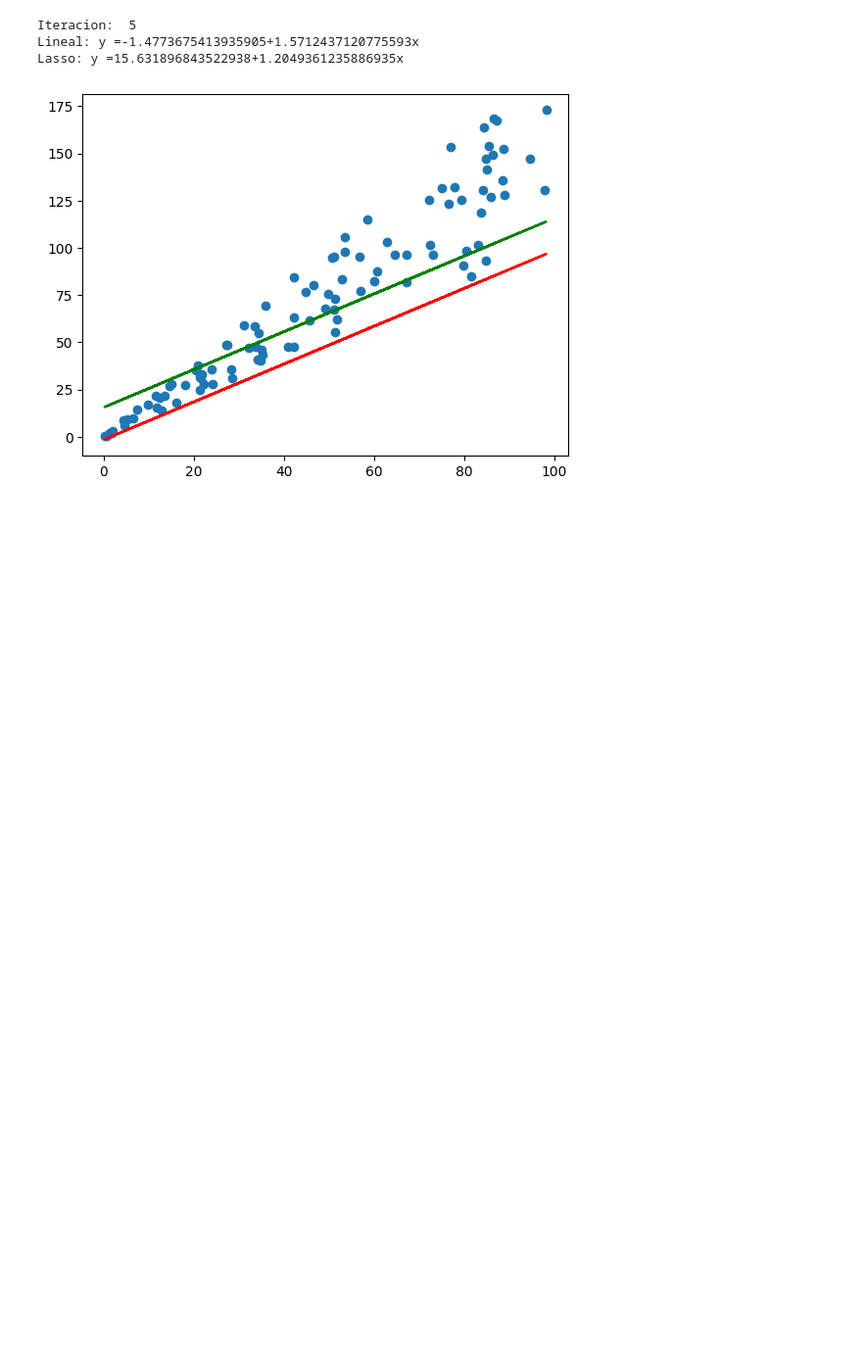
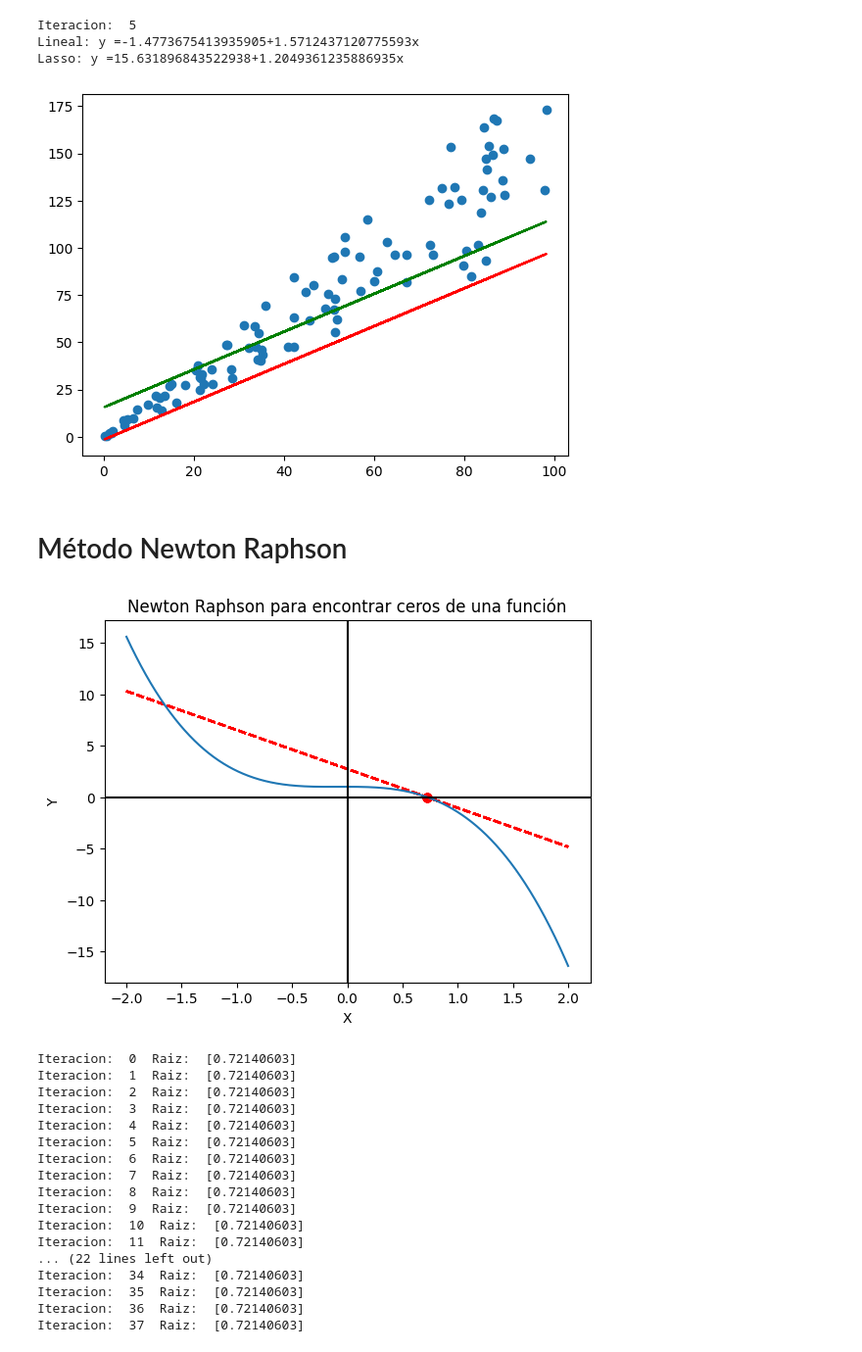
Before and after one commit to MAU143429/IA-Laboratorios, a Jupyter notebook: Investigación_IA.ipynb, the cells around one changed output. Shown: that part at 98% size. Drawn from its saved outputs; the diff is of its cells as text; code cells hidden in the pictures; blank space fills up the shorter version.

Commit message:
newton raphson

```diff
--- a/Investigación_IA.ipynb
+++ b/Investigación_IA.ipynb
@@ -229,3 +229,71 @@ Iteracion:  5
 Lineal: y =-1.4773675413935905+1.5712437120775593x
 Lasso: y =15.631896843522938+1.2049361235886935x
 [figure]
+# %% [markdown]
+# Método Newton Raphson
+# %%
+import numpy as np
+import matplotlib.pyplot as plt
+# Define function to use, in this case f(x) = cos(x)-2x^3
+def f(x):
+    return np.cos(x) - 2*x**3
+
+# Define the derivative of f(x), in this case f'(x) = -sen(x)-6x^2
+def df(x):
+    return -np.sin(x) - 6*x**2
+
+# Define the Newton-Raphson method
+# Passing the function, derivative, initial guess, maximum number of iterations and tolerance
+def stochastic_newton_raphson(f, df, x0, max_iters=500, tol=1e-12):
+    x = x0 # initial guess
+    for i in range(max_iters):
+        direction = np.random.normal(size=1) # generates a random direction
+        df_val = df(x) # calculates the derivative at x
+        x = x - f(x) / df_val * direction # updates the guess
+        if abs(f(x)) < tol: # checks if the guess is close enough to a root
+            return x
+    return None
+
+# Graph the function
+x_vals = np.linspace(-2, 2, 1000) # generates 1000 points between -2 and 2
+y_vals = f(x_vals) # sets the y values as f(x) for each x in x_vals
+zeros = []
+
+for x0 in np.arange(-2, 2, 0.1): # initial guesses between -2 and 2
+    zero = stochastic_newton_raphson(f, df, x0)
+    # if the method found a root, plot it
+    if zero is not None:
+        zeros.append(zero)
+        plt.plot(zero, f(zero), 'ro') # plots the root
+        tangent = df(zero) * (x_vals - zero) + f(zero)
+        plt.plot(x_vals, tangent, 'r--') # plots the tangent line
+
+plt.plot(x_vals, y_vals)
+plt.axhline(y=0, color='k', linestyle='-')
+plt.axvline(x=0, color='k', linestyle='-')
+plt.xlabel('X')
+plt.ylabel('Y')
+plt.title('Newton Raphson para encontrar ceros de una función')
+plt.show()
+
+for i in range(len(zeros)):
+    print('Iteracion: ', i, ' Raiz: ', zeros[i])
+# %% [output]
+[figure, added]
+Iteracion:  0  Raiz:  [0.72140603]
+Iteracion:  1  Raiz:  [0.72140603]
+Iteracion:  2  Raiz:  [0.72140603]
+Iteracion:  3  Raiz:  [0.72140603]
+Iteracion:  4  Raiz:  [0.72140603]
+Iteracion:  5  Raiz:  [0.72140603]
+Iteracion:  6  Raiz:  [0.72140603]
+Iteracion:  7  Raiz:  [0.72140603]
+Iteracion:  8  Raiz:  [0.72140603]
+Iteracion:  9  Raiz:  [0.72140603]
+Iteracion:  10  Raiz:  [0.72140603]
+Iteracion:  11  Raiz:  [0.72140603]
+... (22 lines left out)
+Iteracion:  34  Raiz:  [0.72140603]
+Iteracion:  35  Raiz:  [0.72140603]
+Iteracion:  36  Raiz:  [0.72140603]
+Iteracion:  37  Raiz:  [0.72140603]
```
